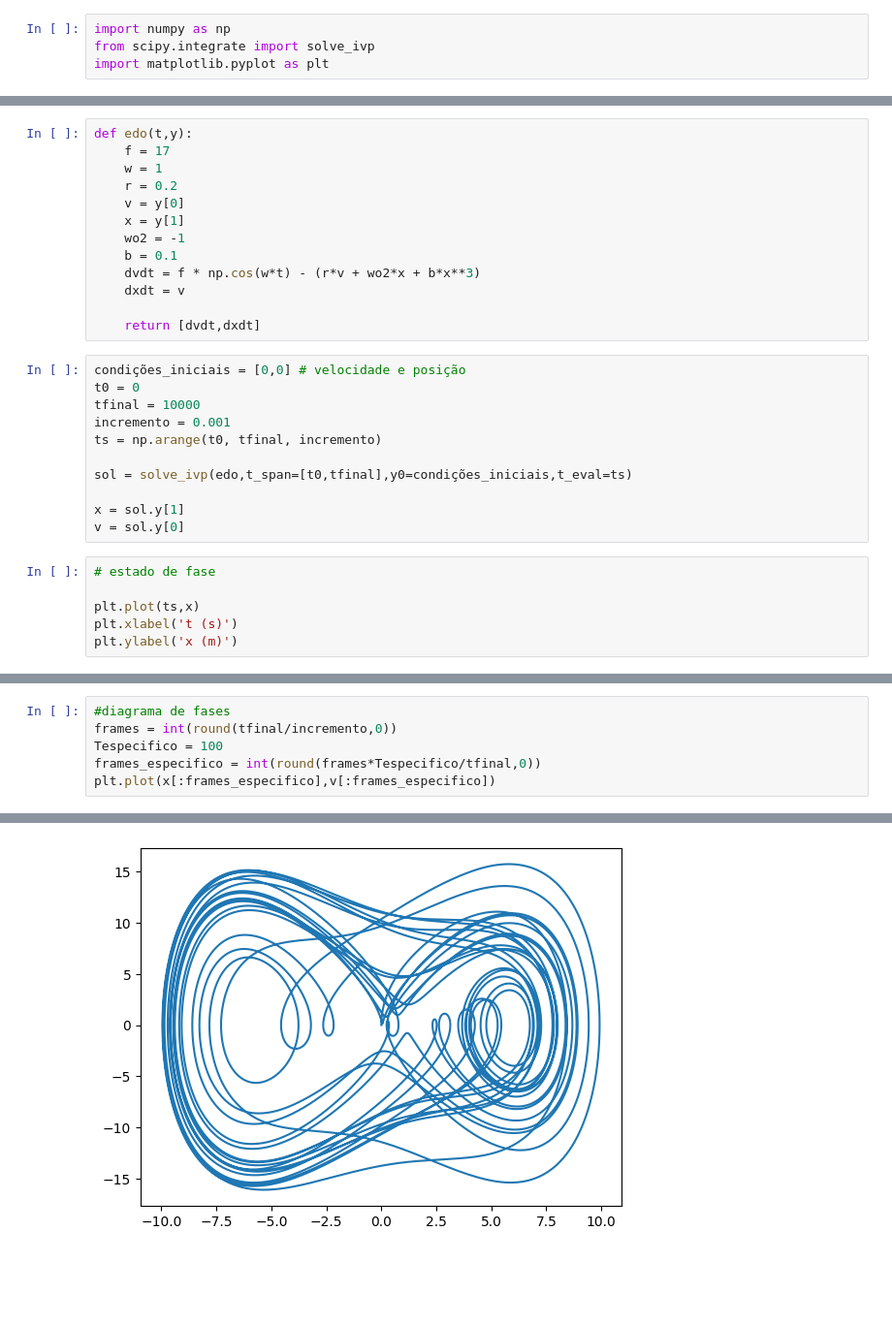
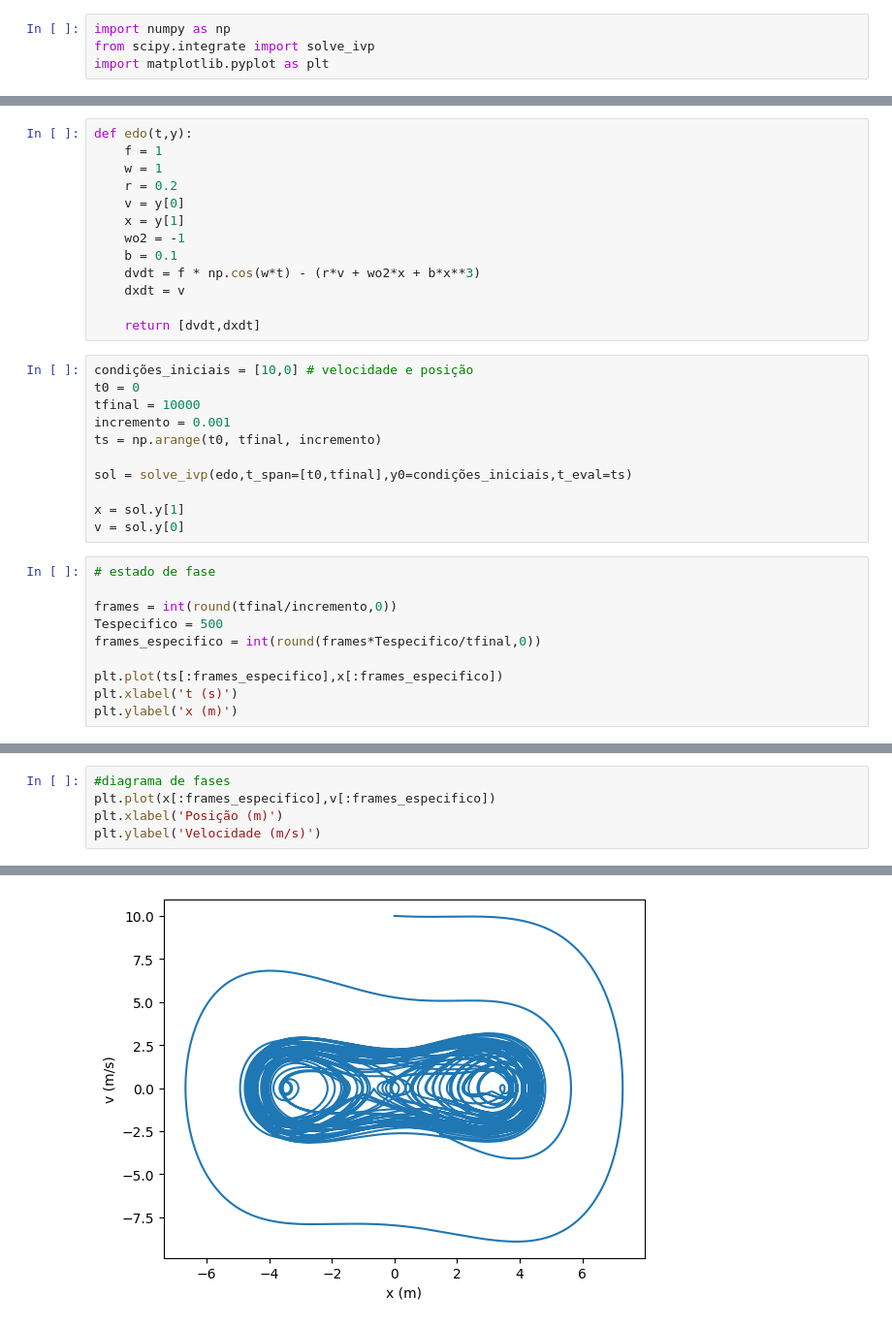
Before and after one commit to mickpires/Duffing-oscilator, a Jupyter notebook: duffing.ipynb, the cells around one changed output, grey strips where cells are left out. Shown at 97% size. Drawn from its saved outputs; the diff is of its cells as text; blank space fills up the shorter version.

```diff
--- a/duffing.ipynb
+++ b/duffing.ipynb
@@ -7,6 +21,6 @@ $$ \ddot{x} + r\dot{x} + \omega _o^2 x + \beta x^3 = f cos \omega t $$
 # %%
 def edo(t,y):
-    f = 17
+    f = 1
     w = 1
     r = 0.2
     v = y[0]
@@ -18,7 +32,7 @@ def edo(t,y):
 
     return [dvdt,dxdt]
 # %%
-condições_iniciais = [0,0] # velocidade e posição
+condições_iniciais = [10,0] # velocidade e posição
 t0 = 0
 tfinal = 10000
 incremento = 0.001
@@ -31,7 +45,11 @@ v = sol.y[0]
 # %%
 # estado de fase
 
-plt.plot(ts,x)
+frames = int(round(tfinal/incremento,0))
+Tespecifico = 500
+frames_especifico = int(round(frames*Tespecifico/tfinal,0))
+
+plt.plot(ts[:frames_especifico],x[:frames_especifico])
 plt.xlabel('t (s)')
 plt.ylabel('x (m)')
 # %% [output]
@@ -53,7 +71,6 @@ Text(0.5, 1.0, 'Seção de Poincaré')
 # %%
 #diagrama de fases
-frames = int(round(tfinal/incremento,0))
-Tespecifico = 100
-frames_especifico = int(round(frames*Tespecifico/tfinal,0))
 plt.plot(x[:frames_especifico],v[:frames_especifico])
+plt.xlabel('Posição (m)')
+plt.ylabel('Velocidade (m/s)')
 # %% [output]
@@ -61 +78 @@ plt.plot(x[:frames_especifico],v[:frames_especifico])
-[figure, old version]
+[figure, new version]
```
Also changed, not shown: parts of 5 cells of this notebook, 1 other file.
